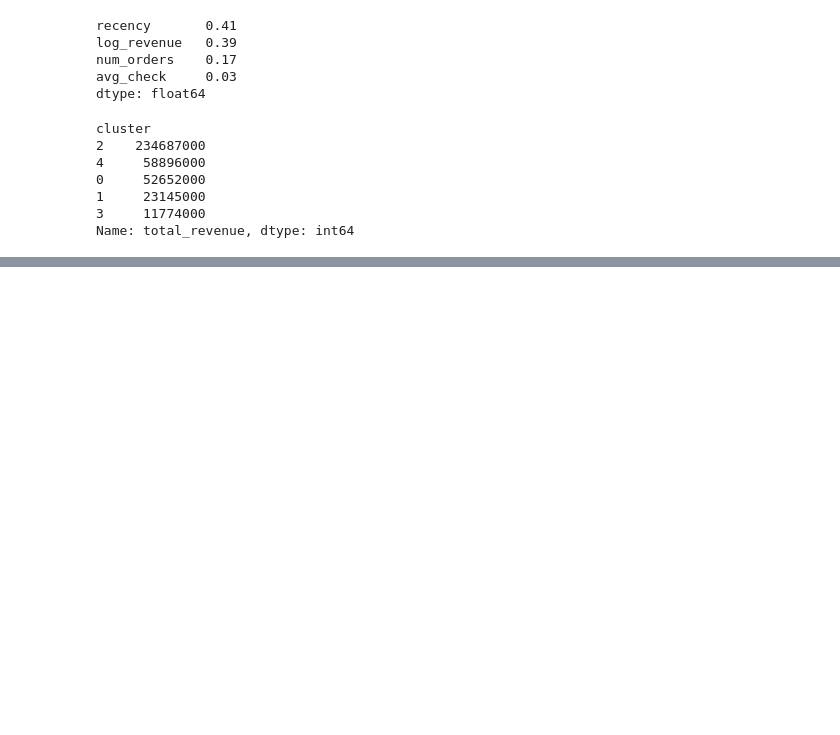
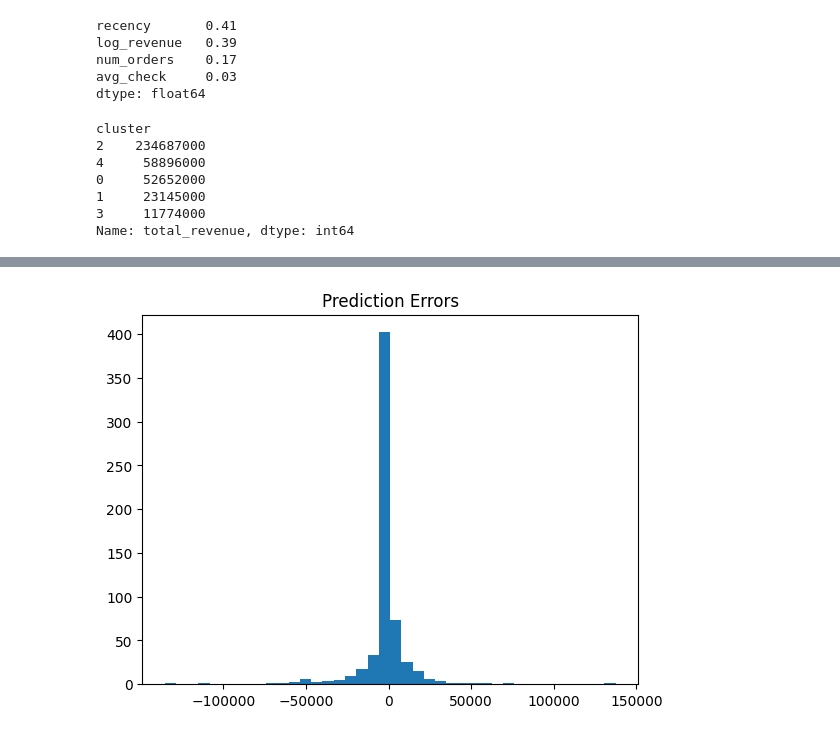
Before and after one commit to HSE-Datathon/b2b-ltv-analytics, a Jupyter notebook: main.ipynb, the cells around one changed output, grey strips where cells are left out. Cells and saved outputs as stored; diff of their text form; code cells hidden in the pictures; blank space fills up the shorter version.

```diff
--- a/main.ipynb
+++ b/main.ipynb
@@ -506,0 +872,8 @@ Name: total_revenue, dtype: int64
+# %%
+errors = pred_test - y_test_true
+
+plt.hist(errors, bins=40)
+plt.title("Prediction Errors")
+plt.show()
+# %% [output]
+[figure, added]
```
Also changed, not shown: parts of 38 cells of this notebook.
